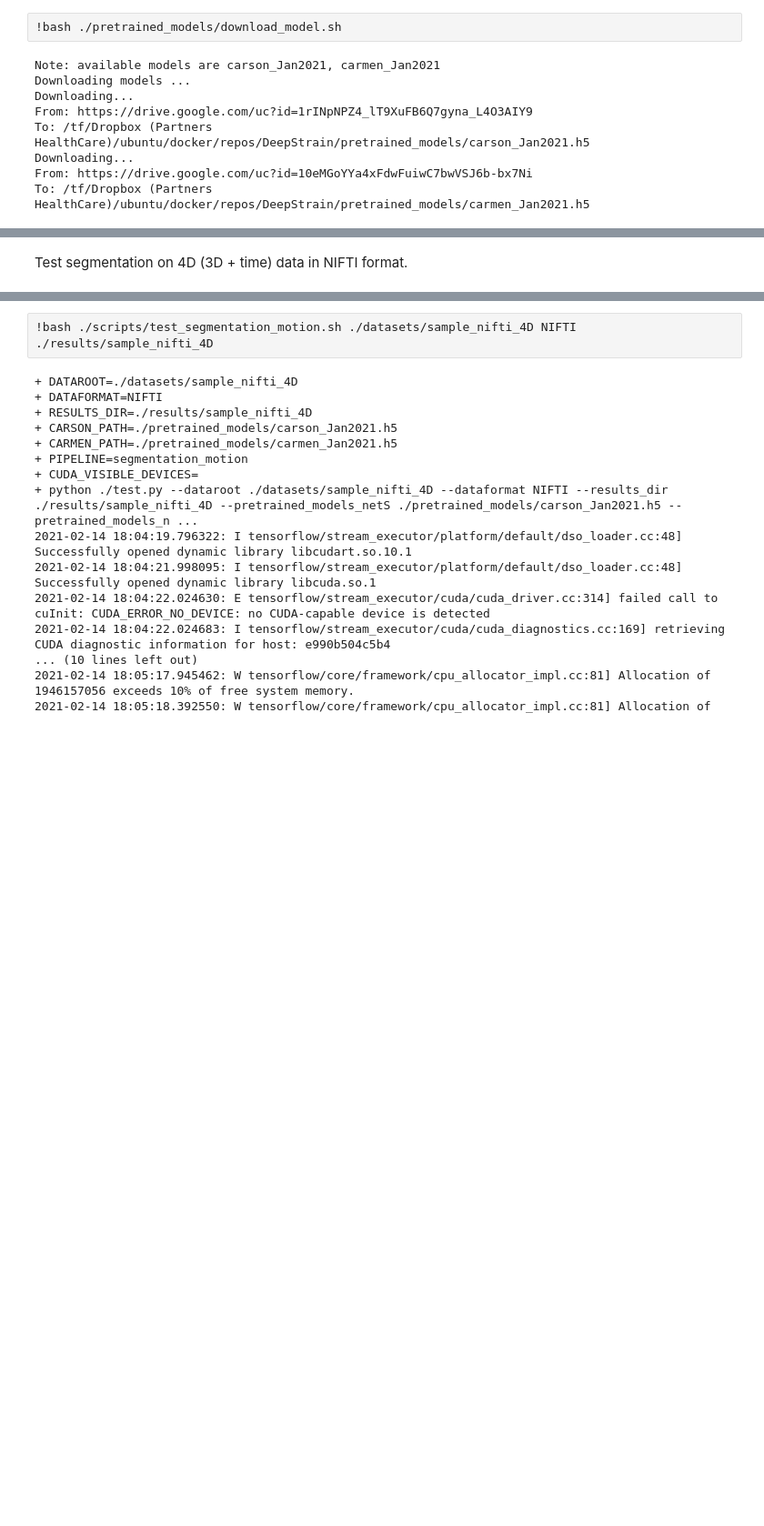
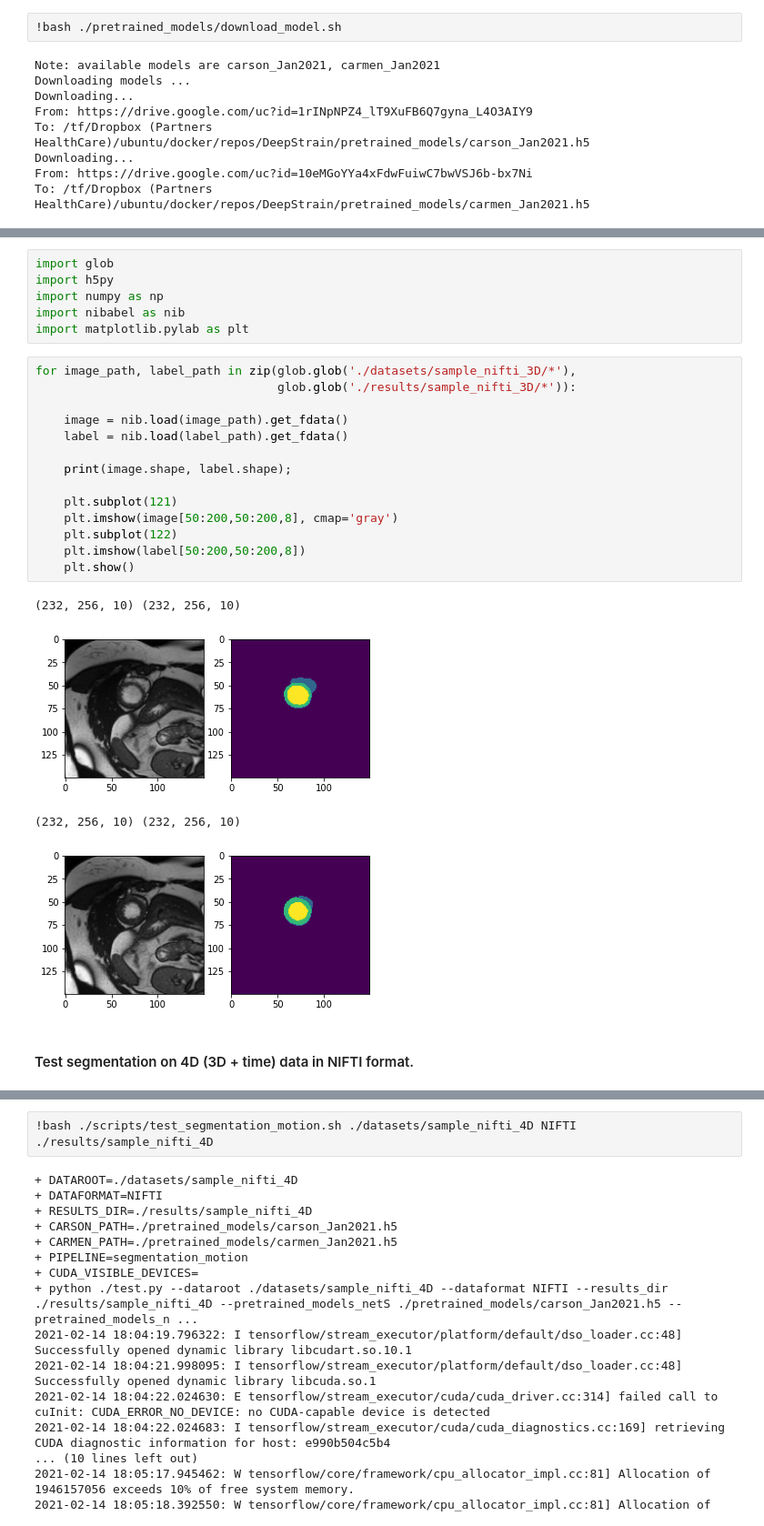
Before and after one commit to moralesq/DeepStrain, a Jupyter notebook: demo.ipynb, the cells around one changed output, grey strips where cells are left out. Shown at 91% size. Cells and saved outputs as stored; diff of their text form; blank space fills up the shorter version.

```diff
--- a/demo.ipynb
+++ b/demo.ipynb
@@ -50,5 +72,30 @@ To enable them in other operations, rebuild TensorFlow with the appropriate comp
+# %%
+import glob
+import h5py
+import numpy as np
+import nibabel as nib
+import matplotlib.pylab as plt
+# %%
+for image_path, label_path in zip(glob.glob('./datasets/sample_nifti_3D/*'),
+                                  glob.glob('./results/sample_nifti_3D/*')):
+
+    image = nib.load(image_path).get_fdata()
+    label = nib.load(label_path).get_fdata()
+
+    print(image.shape, label.shape);
+
+    plt.subplot(121)
+    plt.imshow(image[50:200,50:200,8], cmap='gray')
+    plt.subplot(122)
+    plt.imshow(label[50:200,50:200,8])
+    plt.show()
+# %% [output]
+(232, 256, 10) (232, 256, 10)
+[figure, added]
+(232, 256, 10) (232, 256, 10)
+[figure, added]
 # %% [markdown]
-Test segmentation on 4D (3D + time) data in NIFTI format.
+#### Test segmentation on 4D (3D + time) data in NIFTI format.
 # %%
 !bash ./scripts/test_segmentation.sh ./datasets/sample_nifti_4D NIFTI ./results/sample_nifti_4D
 # %% [output]
```
Also changed, not shown: parts of 18 cells of this notebook.
